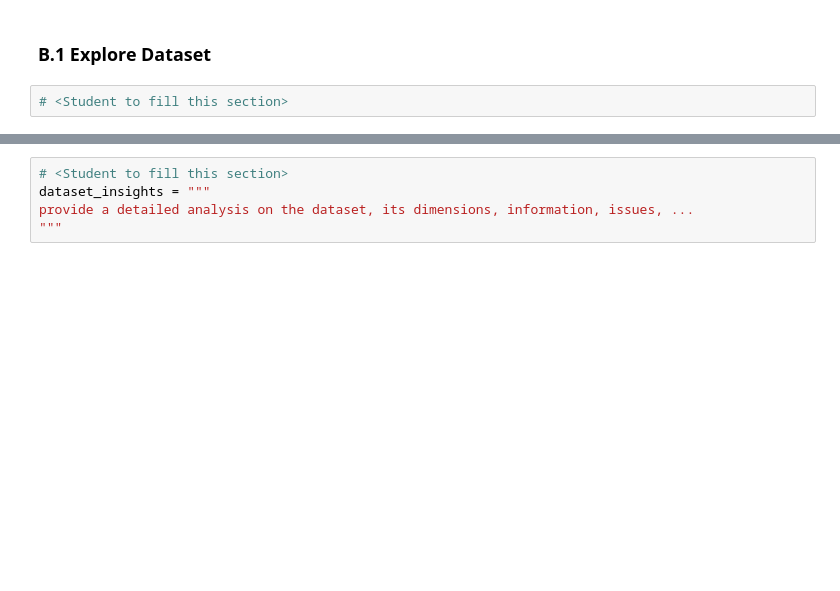
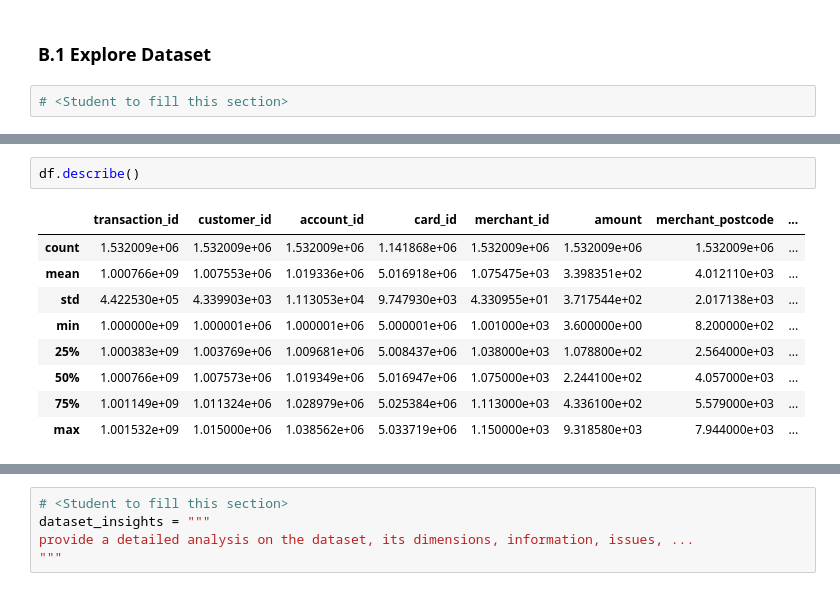
Before and after one commit to leonhsu95/AT3-Group-Banking, a Jupyter notebook: 36106-26SP-AT3-26324145-SB-1-eda-transactions.ipynb, the cells around one changed output, grey strips where cells are left out. Saved outputs shown, nothing was run; the diff lists cells and outputs as text; blank space fills up the shorter version.

```diff
--- a/36106-26SP-AT3-26324145-SB-1-eda-transactions.ipynb
+++ b/36106-26SP-AT3-26324145-SB-1-eda-transactions.ipynb
@@ -69,0 +131,12 @@ except Exception as e:
+# %%
+df.describe()
+# %% [output]
+|  | transaction_id | customer_id | account_id | card_id | merchant_id | amount | merchant_postcode | ... |
+| count | 1.532009e+06 | 1.532009e+06 | 1.532009e+06 | 1.141868e+06 | 1.532009e+06 | 1.532009e+06 | 1.532009e+06 | ... |
+| mean | 1.000766e+09 | 1.007553e+06 | 1.019336e+06 | 5.016918e+06 | 1.075475e+03 | 3.398351e+02 | 4.012110e+03 | ... |
+| std | 4.422530e+05 | 4.339903e+03 | 1.113053e+04 | 9.747930e+03 | 4.330955e+01 | 3.717544e+02 | 2.017138e+03 | ... |
+| min | 1.000000e+09 | 1.000001e+06 | 1.000001e+06 | 5.000001e+06 | 1.001000e+03 | 3.600000e+00 | 8.200000e+02 | ... |
+| 25% | 1.000383e+09 | 1.003769e+06 | 1.009681e+06 | 5.008437e+06 | 1.038000e+03 | 1.078800e+02 | 2.564000e+03 | ... |
+| 50% | 1.000766e+09 | 1.007573e+06 | 1.019349e+06 | 5.016947e+06 | 1.075000e+03 | 2.244100e+02 | 4.057000e+03 | ... |
+| 75% | 1.001149e+09 | 1.011324e+06 | 1.028979e+06 | 5.025384e+06 | 1.113000e+03 | 4.336100e+02 | 5.579000e+03 | ... |
+| max | 1.001532e+09 | 1.015000e+06 | 1.038562e+06 | 5.033719e+06 | 1.150000e+03 | 9.318580e+03 | 7.944000e+03 | ... |
```
Also changed, not shown: parts of 182 cells of this notebook.
